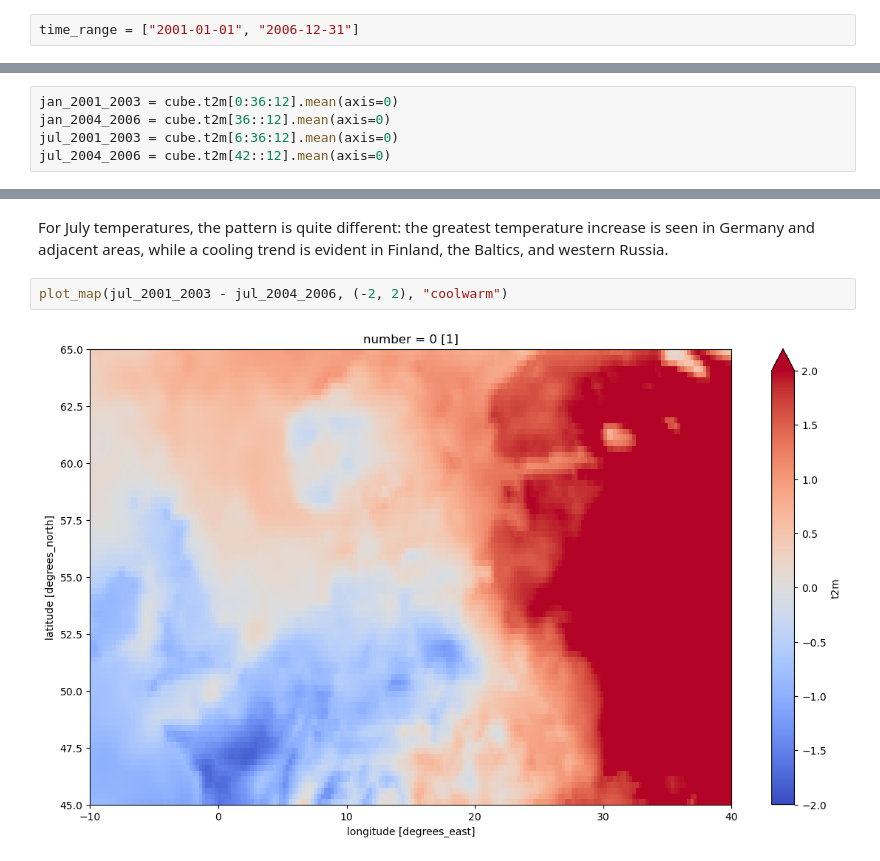
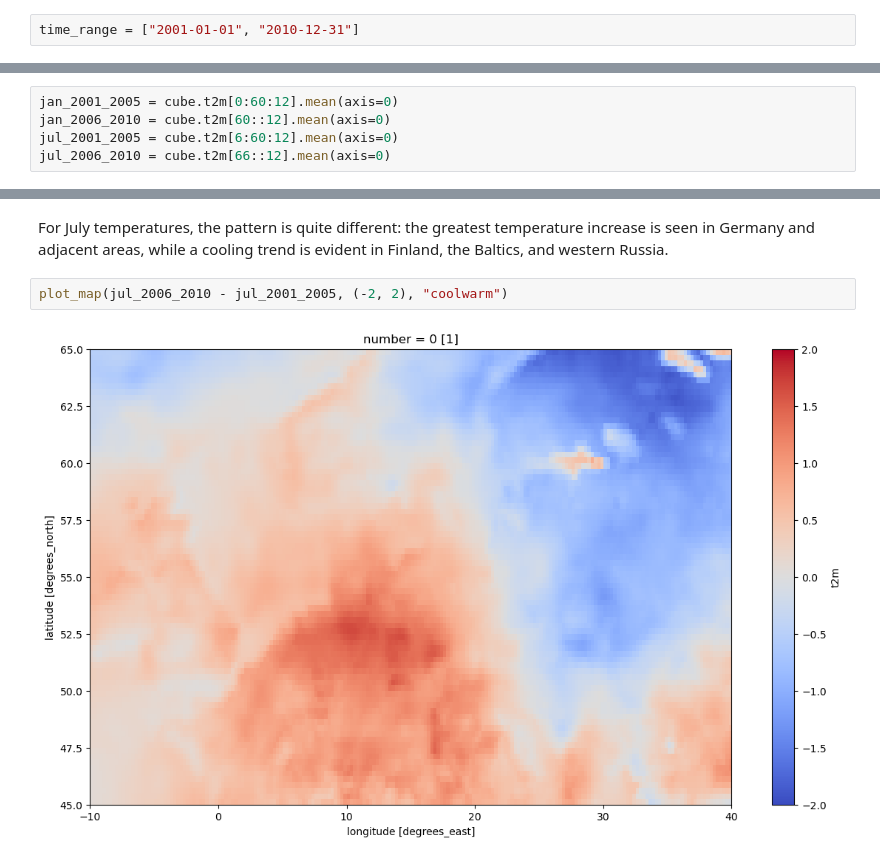
Before and after one commit to xcube-dev/xcube-cds, a Jupyter notebook: examples/notebooks/Ex1-CDS-store-ERA5.ipynb, the cells around one changed output, grey strips where cells are left out. Drawn from its saved outputs; the diff is of its cells as text.

```diff
--- a/examples/notebooks/Ex1-CDS-store-ERA5.ipynb
+++ b/examples/notebooks/Ex1-CDS-store-ERA5.ipynb
@@ -83,7 +83,7 @@ spatial_res = 0.25
 # %% [markdown]
 For the time range, we select the years 2001 to 2010. The dates are specified in ISO-8601 format.
 # %%
-time_range = ["2001-01-01", "2006-12-31"]
+time_range = ["2001-01-01", "2010-12-31"]
 # %% [markdown]
 List the available opener IDs for this data store. There is only one, `dataset:netcdf:cds`, which opens a dataset constructed from a NetCDF file returned from the CDS API, so we use this one.
 # %%
@@ -175,10 +178,10 @@ plot_map(t2m_2001_jul - t2m_2001_jan)
 # %% [markdown]
 We can make use of the 10-year time series to examine longer-term trends. First, we calculate the mean January and July temperature maps separately for the first and second halves of the dataset (i.e. for 2001-2005 and 2006-2010).
 # %%
-jan_2001_2003 = cube.t2m[0:36:12].mean(axis=0)
-jan_2004_2006 = cube.t2m[36::12].mean(axis=0)
-jul_2001_2003 = cube.t2m[6:36:12].mean(axis=0)
-jul_2004_2006 = cube.t2m[42::12].mean(axis=0)
+jan_2001_2005 = cube.t2m[0:60:12].mean(axis=0)
+jan_2006_2010 = cube.t2m[60::12].mean(axis=0)
+jul_2001_2005 = cube.t2m[6:60:12].mean(axis=0)
+jul_2006_2010 = cube.t2m[66::12].mean(axis=0)
 # %% [markdown]
 Now we can use these means to look at geographical variation in temperature differences between these two timespans and times of year. A plot of the difference in January temperatures shows marked rises in the Gulf of Finland, the Gulf of Bothnia, the Alps, and the Carpathians. Meanwhile, temperatures in the eastern plains have dropped.
 # %%
@@ -188,6 +191,6 @@ plot_map(jan_2004_2006 - jan_2001_2003, (-2, 2), "coolwarm")
 # %% [markdown]
 For July temperatures, the pattern is quite different: the greatest temperature increase is seen in Germany and adjacent areas, while a cooling trend is evident in Finland, the Baltics, and western Russia.
 # %%
-plot_map(jul_2001_2003 - jul_2004_2006, (-2, 2), "coolwarm")
+plot_map(jul_2006_2010 - jul_2001_2005, (-2, 2), "coolwarm")
 # %% [output]
-[figure, old version]
+[figure, new version]
```
Also changed, not shown: parts of 9 cells of this notebook, 1 other file.
